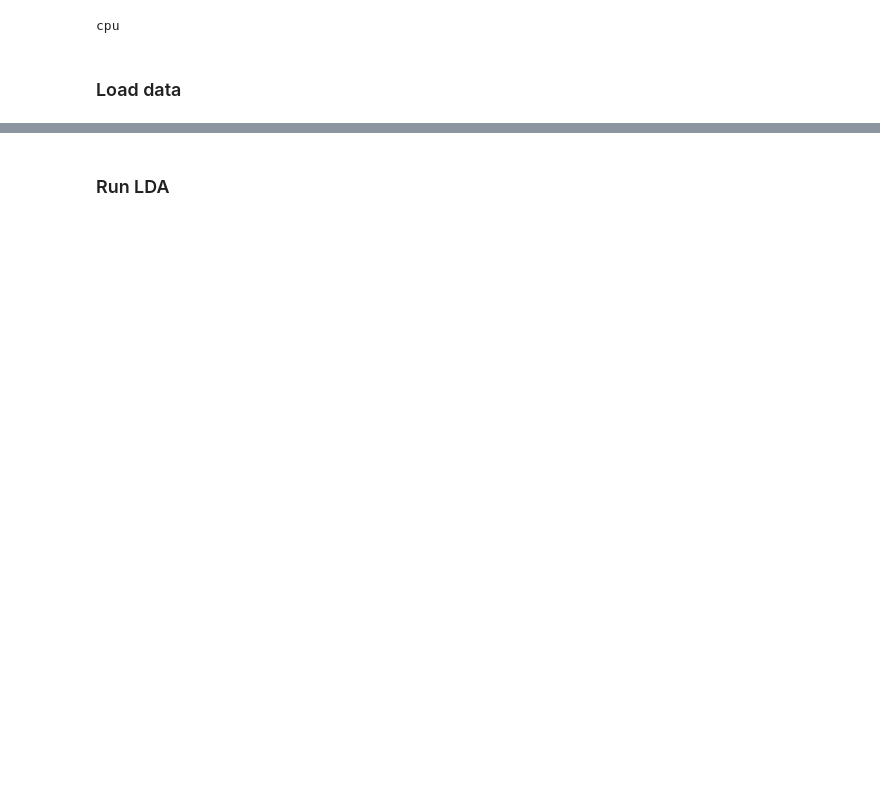
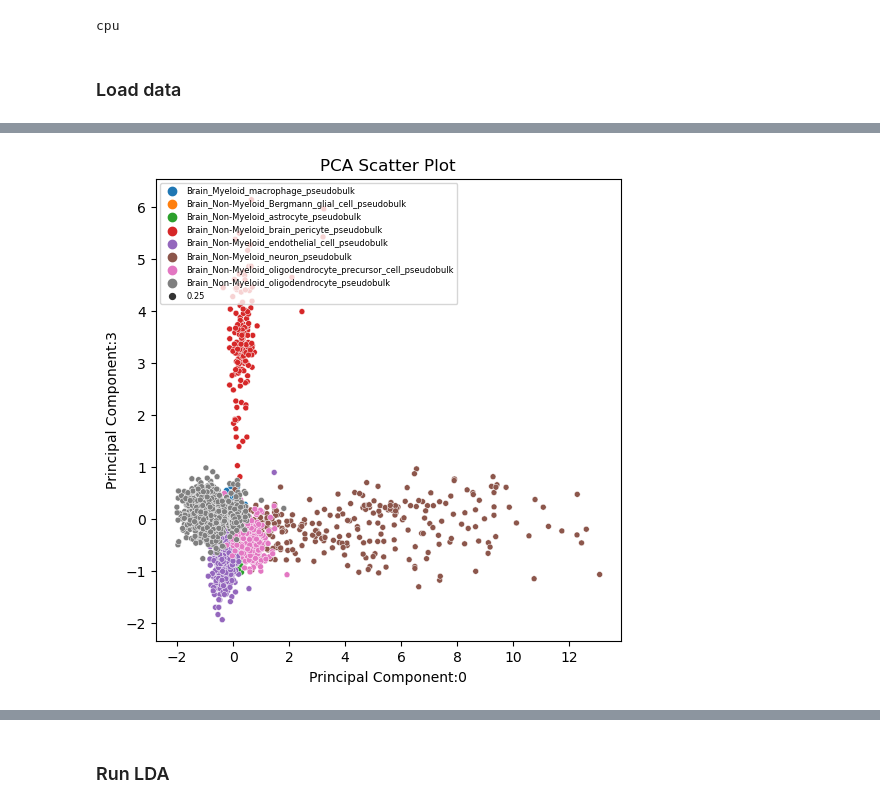
Before and after one commit to daklab/LeafletSC, a Jupyter notebook: src/beta-binomial-lda/run_LDA_SSmouse.ipynb, the cells around one changed output, grey strips where cells are left out. Drawn from its saved outputs; the diff is of its cells as text; code cells hidden in the pictures; blank space fills up the shorter version.

```diff
--- a/src/beta-binomial-lda/run_LDA_SSmouse.ipynb
+++ b/src/beta-binomial-lda/run_LDA_SSmouse.ipynb
@@ -68,0 +150,4 @@ print(coo_cluster_sparse.toarray()[1887, 15842]) # sanity check of data
+# %%
+plot_pcas(pca_result, cell_types, 0, 3)
+# %% [output]
+[figure, added]
```
Also changed, not shown: parts of 28 cells of this notebook, 4 other files.
